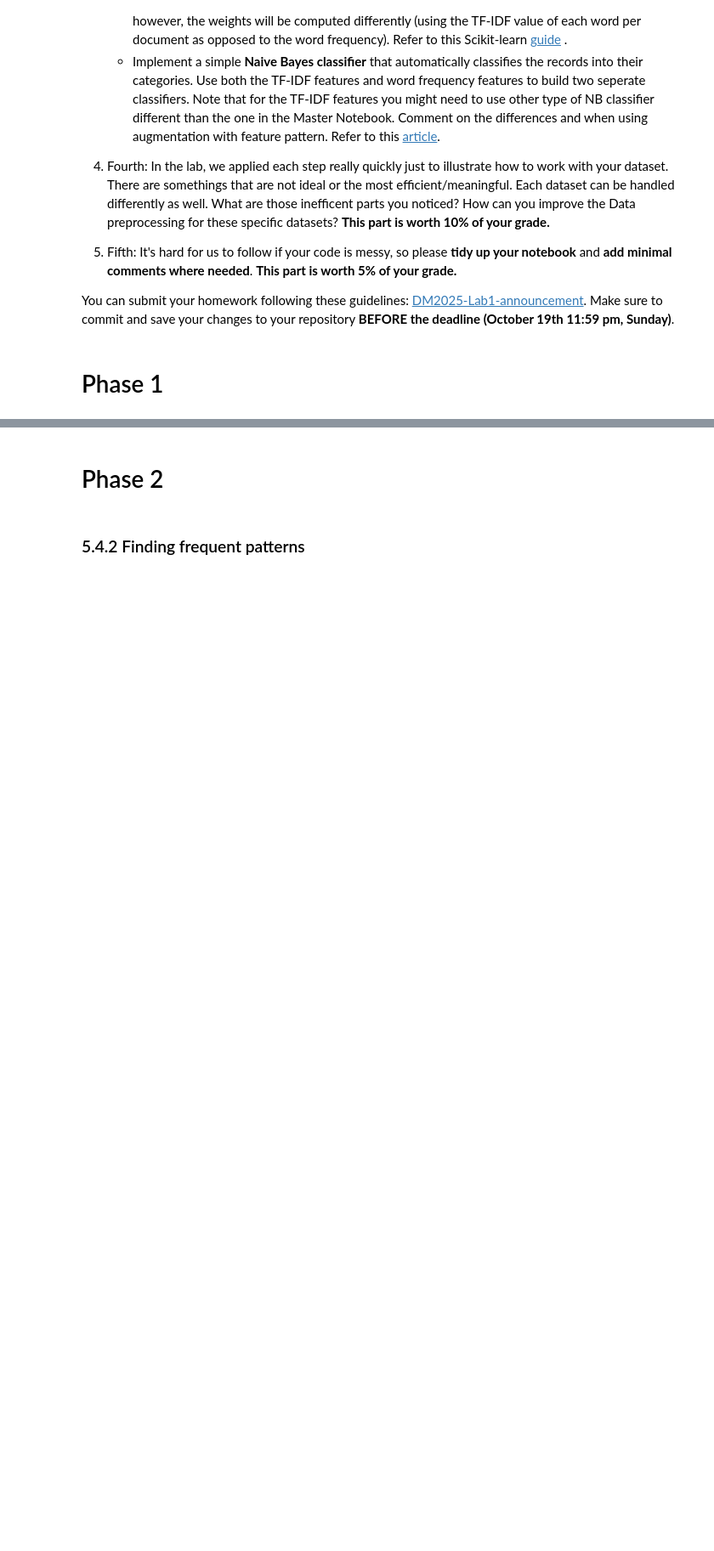
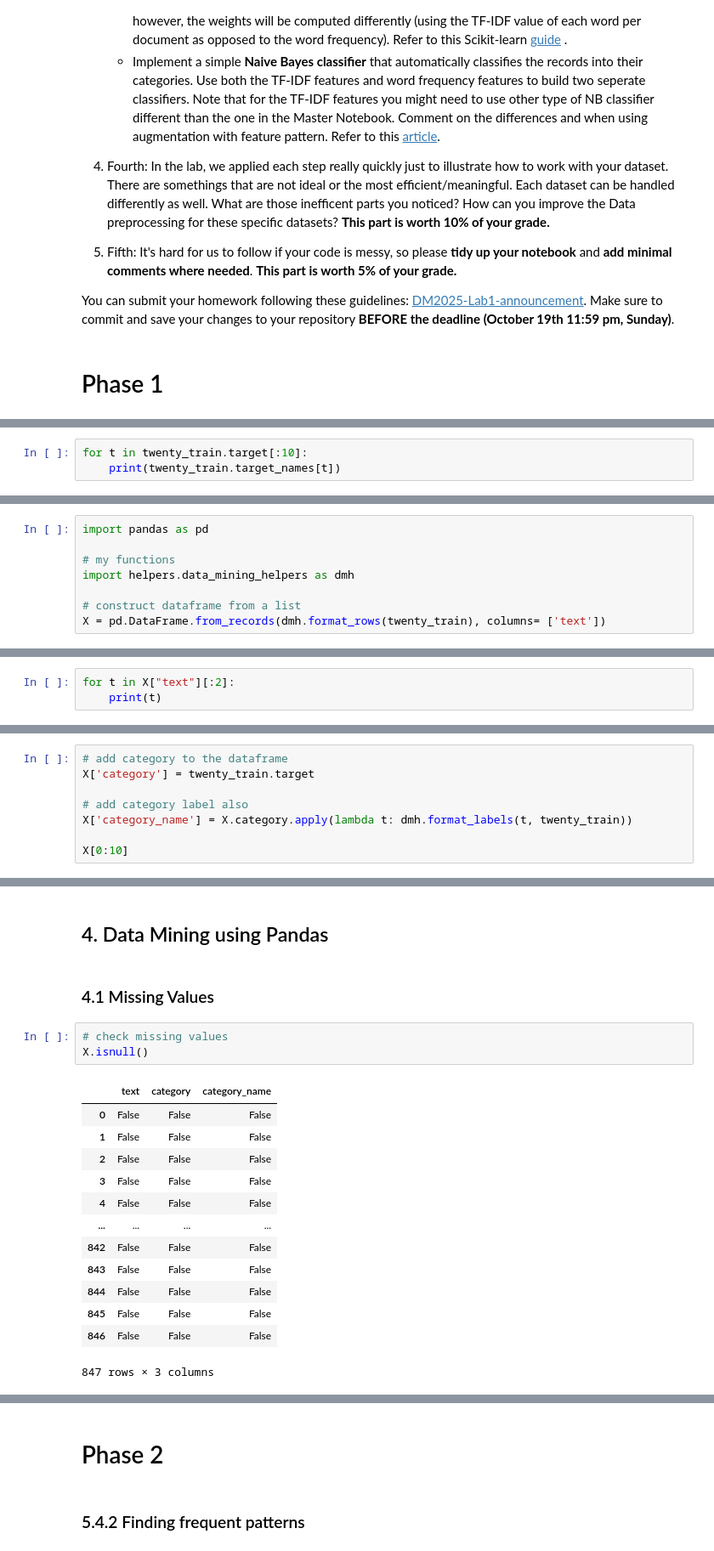
Before and after one commit to Mercy1303/DM2025-Lab1-Exercise, a Jupyter notebook: DM2025-Lab1-Homework.ipynb, the cells around one changed output, grey strips where cells are left out. Shown at 85% size. Drawn from its saved outputs; the diff is of its cells as text; blank space fills up the shorter version.

```diff
--- a/DM2025-Lab1-Homework.ipynb
+++ b/DM2025-Lab1-Homework.ipynb
@@ -60,0 +169,3 @@ You can submit your homework following these guidelines: [DM2025-Lab1-announceme
+# %%
+for t in twenty_train.target[:10]:
+    print(twenty_train.target_names[t])
@@ -60,0 +198,8 @@ You can submit your homework following these guidelines: [DM2025-Lab1-announceme
+# %%
+import pandas as pd
+
+# my functions
+import helpers.data_mining_helpers as dmh
+
+# construct dataframe from a list
+X = pd.DataFrame.from_records(dmh.format_rows(twenty_train), columns= ['text'])
@@ -60,0 +216,3 @@ You can submit your homework following these guidelines: [DM2025-Lab1-announceme
+# %%
+for t in X["text"][:2]:
+    print(t)
@@ -60,0 +224,8 @@ You can submit your homework following these guidelines: [DM2025-Lab1-announceme
+# %%
+# add category to the dataframe
+X['category'] = twenty_train.target
+
+# add category label also
+X['category_name'] = X.category.apply(lambda t: dmh.format_labels(t, twenty_train))
+
+X[0:10]
@@ -60,0 +327,21 @@ You can submit your homework following these guidelines: [DM2025-Lab1-announceme
+# %% [markdown]
+## 4. Data Mining using Pandas
+# %% [markdown]
+### 4.1 Missing Values
+# %%
+# check missing values
+X.isnull()
+# %% [output]
+|  | text | category | category_name |
+| 0 | False | False | False |
+| 1 | False | False | False |
+| 2 | False | False | False |
+| 3 | False | False | False |
+| 4 | False | False | False |
+| ... | ... | ... | ... |
+| 842 | False | False | False |
+| 843 | False | False | False |
+| 844 | False | False | False |
+| 845 | False | False | False |
+| 846 | False | False | False |
+847 rows × 3 columns
```
Also changed, not shown: parts of 64 cells of this notebook.
